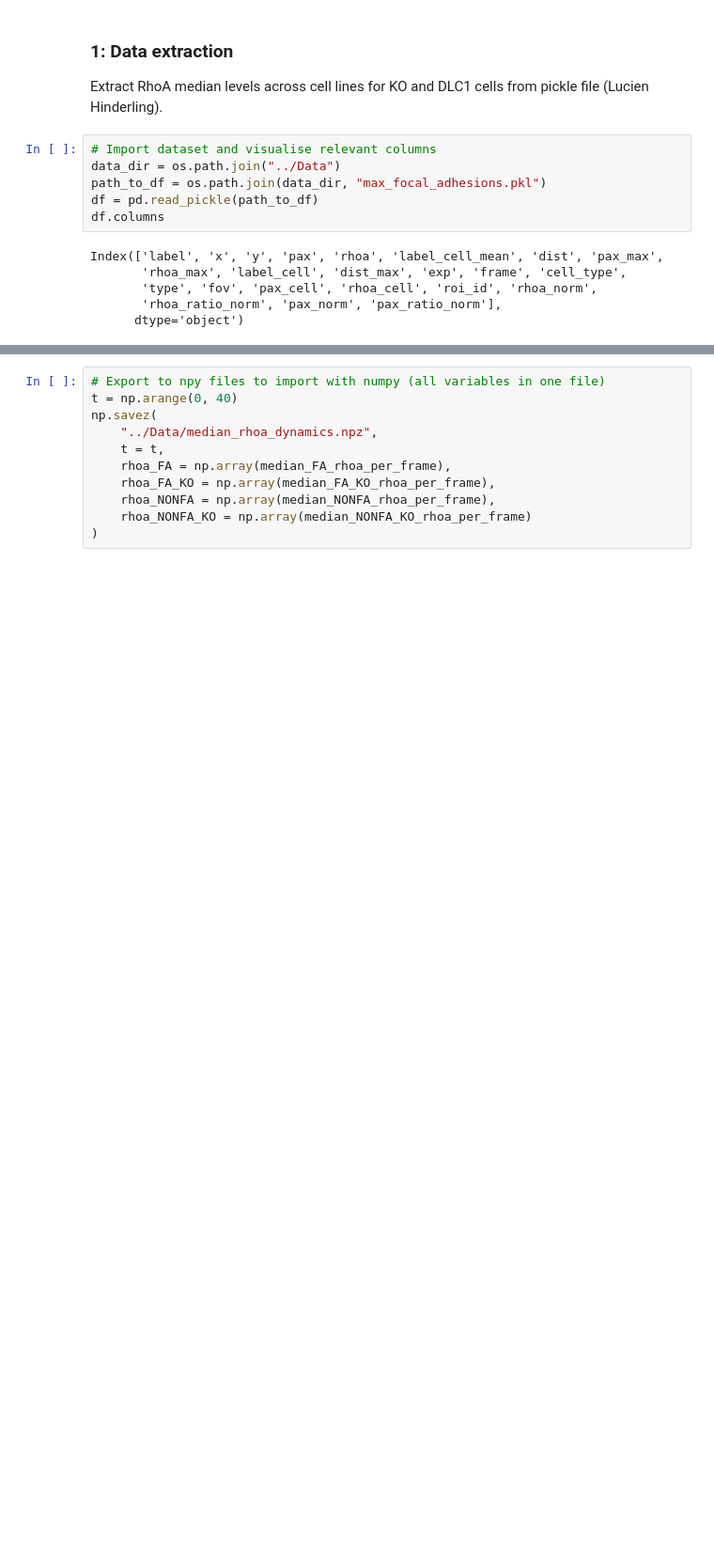
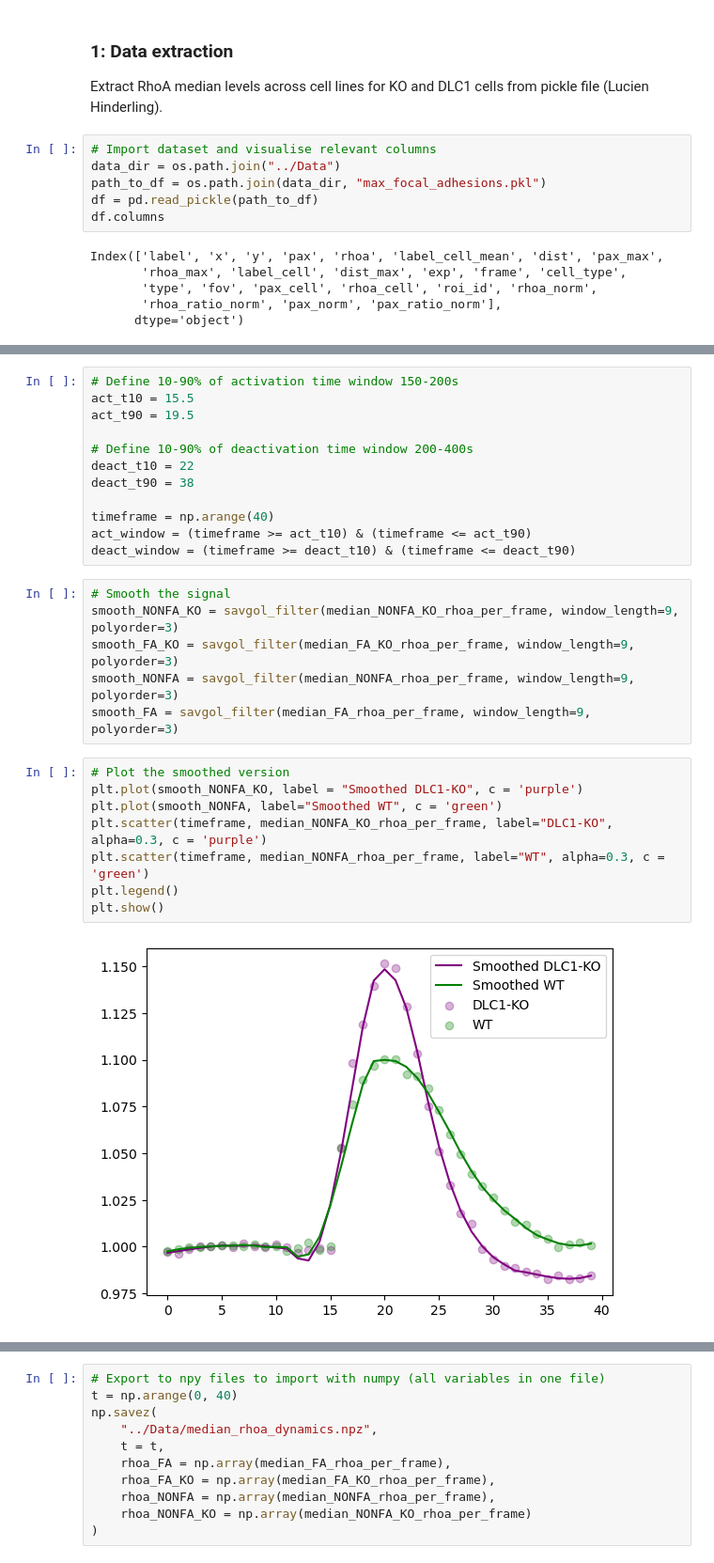
Before and after one commit to girochat/RhoAModelling, a Jupyter notebook: Code/rhoa_data_extraction.ipynb, the cells around one changed output, grey strips where cells are left out. Shown at 94% size. Cells and saved outputs as stored; diff of their text form; blank space fills up the shorter version.

```diff
--- a/Code/rhoa_data_extraction.ipynb
+++ b/Code/rhoa_data_extraction.ipynb
@@ -46,0 +55,28 @@ median_FA_rhoa_per_frame.plot(c = 'green',linestyle = 'dashed')
+# %%
+# Define 10-90% of activation time window 150-200s
+act_t10 = 15.5
+act_t90 = 19.5
+
+# Define 10-90% of deactivation time window 200-400s
+deact_t10 = 22
+deact_t90 = 38
+
+timeframe = np.arange(40)
+act_window = (timeframe >= act_t10) & (timeframe <= act_t90)
+deact_window = (timeframe >= deact_t10) & (timeframe <= deact_t90)
+# %%
+# Smooth the signal
+smooth_NONFA_KO = savgol_filter(median_NONFA_KO_rhoa_per_frame, window_length=9, polyorder=3)
+smooth_FA_KO = savgol_filter(median_FA_KO_rhoa_per_frame, window_length=9, polyorder=3)
+smooth_NONFA = savgol_filter(median_NONFA_rhoa_per_frame, window_length=9, polyorder=3)
+smooth_FA = savgol_filter(median_FA_rhoa_per_frame, window_length=9, polyorder=3)
+# %%
+# Plot the smoothed version
+plt.plot(smooth_NONFA_KO, label = "Smoothed DLC1-KO", c = 'purple')
+plt.plot(smooth_NONFA, label="Smoothed WT", c = 'green')
+plt.scatter(timeframe, median_NONFA_KO_rhoa_per_frame, label="DLC1-KO", alpha=0.3, c = 'purple')
+plt.scatter(timeframe, median_NONFA_rhoa_per_frame, label="WT", alpha=0.3, c = 'green')
+plt.legend()
+plt.show()
+# %% [output]
+[figure, added]
```
Also changed, not shown: parts of 9 cells of this notebook.
